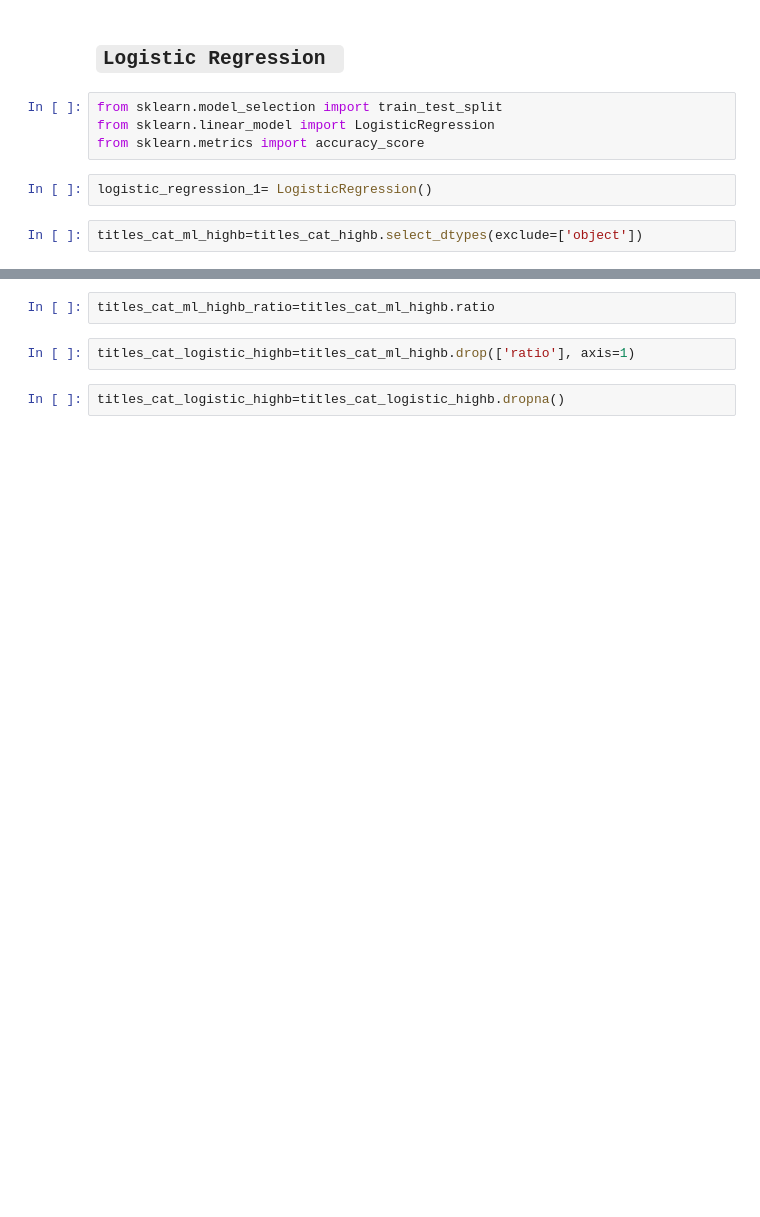
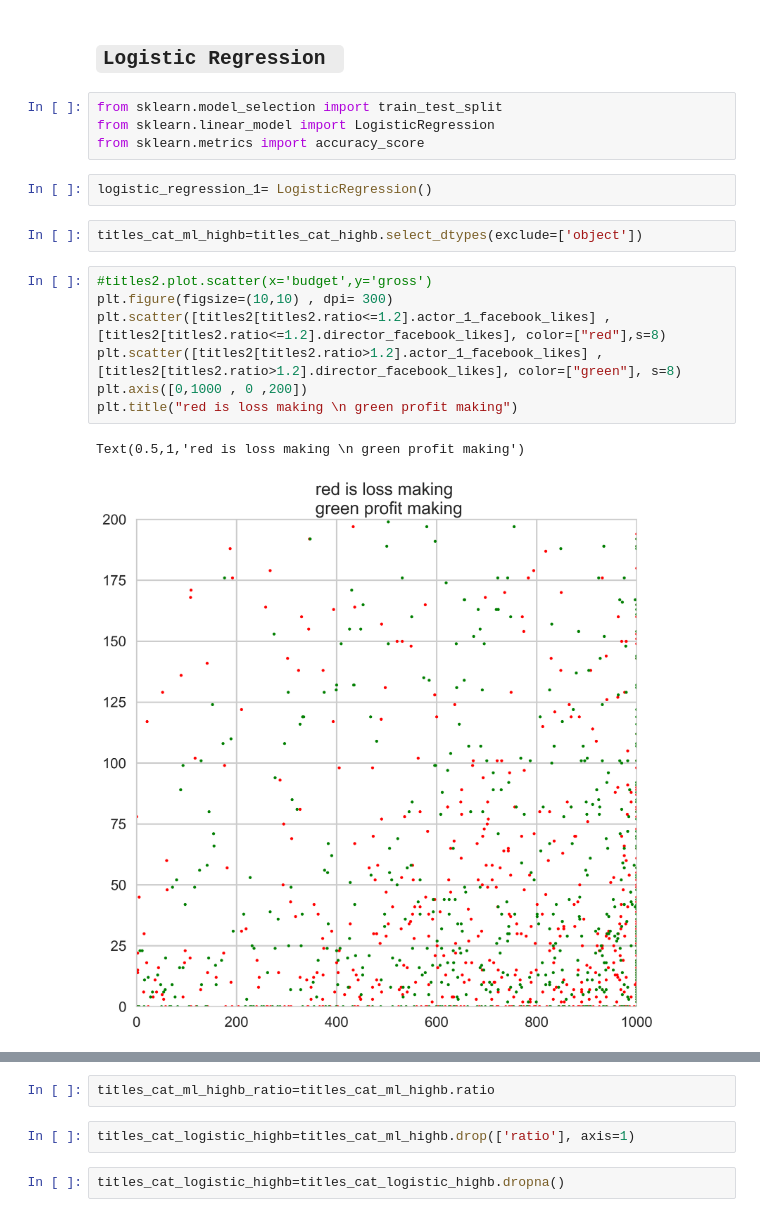
Before and after one commit to mrkulkarni1/movie_success_classifier, a Jupyter notebook: imdb_project/movie_classifier.ipynb, the cells around one changed output, grey strips where cells are left out. Cells and saved outputs as stored; diff of their text form; blank space fills up the shorter version.

```diff
--- a/imdb_project/movie_classifier.ipynb
+++ b/imdb_project/movie_classifier.ipynb
@@ -404,3 +418,13 @@ from sklearn.metrics import accuracy_score
 logistic_regression_1= LogisticRegression()
 # %%
 titles_cat_ml_highb=titles_cat_highb.select_dtypes(exclude=['object'])
+# %%
+#titles2.plot.scatter(x='budget',y='gross')
+plt.figure(figsize=(10,10) , dpi= 300)
+plt.scatter([titles2[titles2.ratio<=1.2].actor_1_facebook_likes] , [titles2[titles2.ratio<=1.2].director_facebook_likes], color=["red"],s=8)
+plt.scatter([titles2[titles2.ratio>1.2].actor_1_facebook_likes] , [titles2[titles2.ratio>1.2].director_facebook_likes], color=["green"], s=8)
+plt.axis([0,1000 , 0 ,200])
+plt.title("red is loss making \n green profit making")
+# %% [output]
+Text(0.5,1,'red is loss making \n green profit making')
+[figure, added]
```
Also changed, not shown: parts of 45 cells of this notebook.
